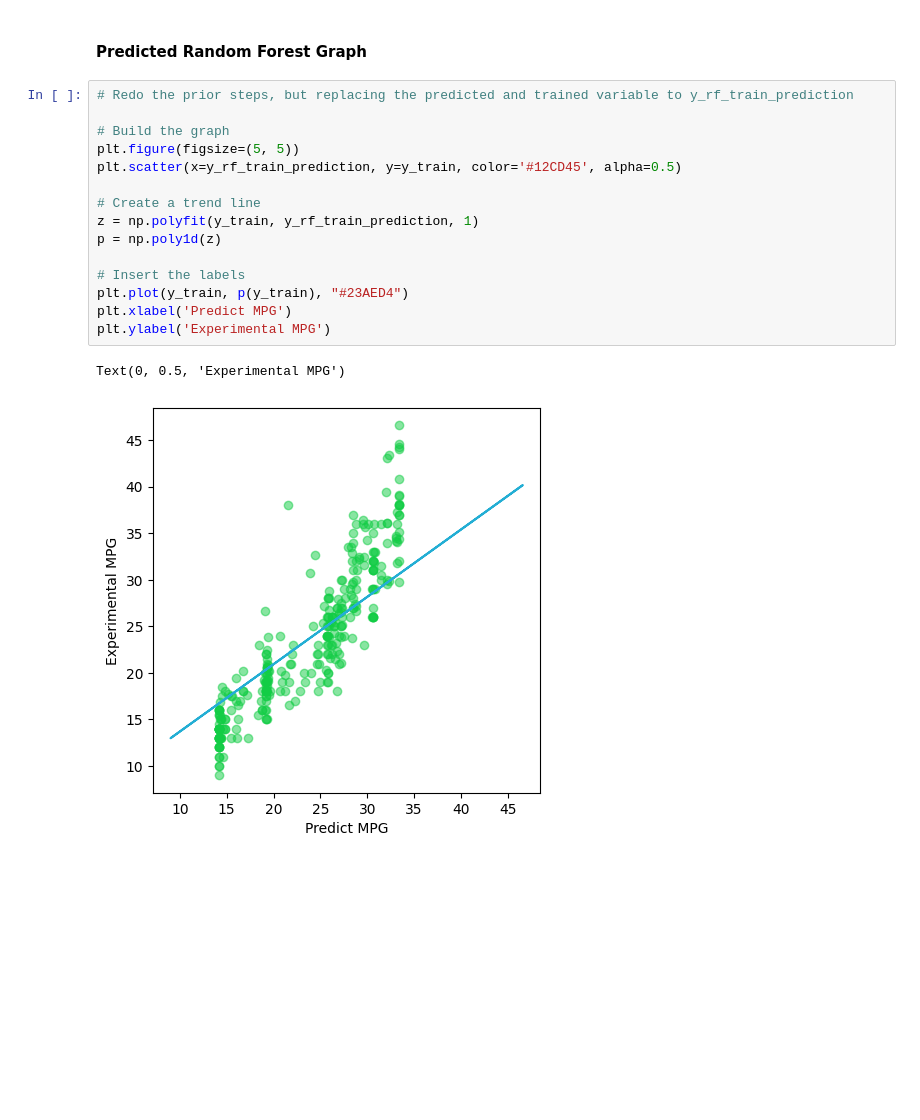
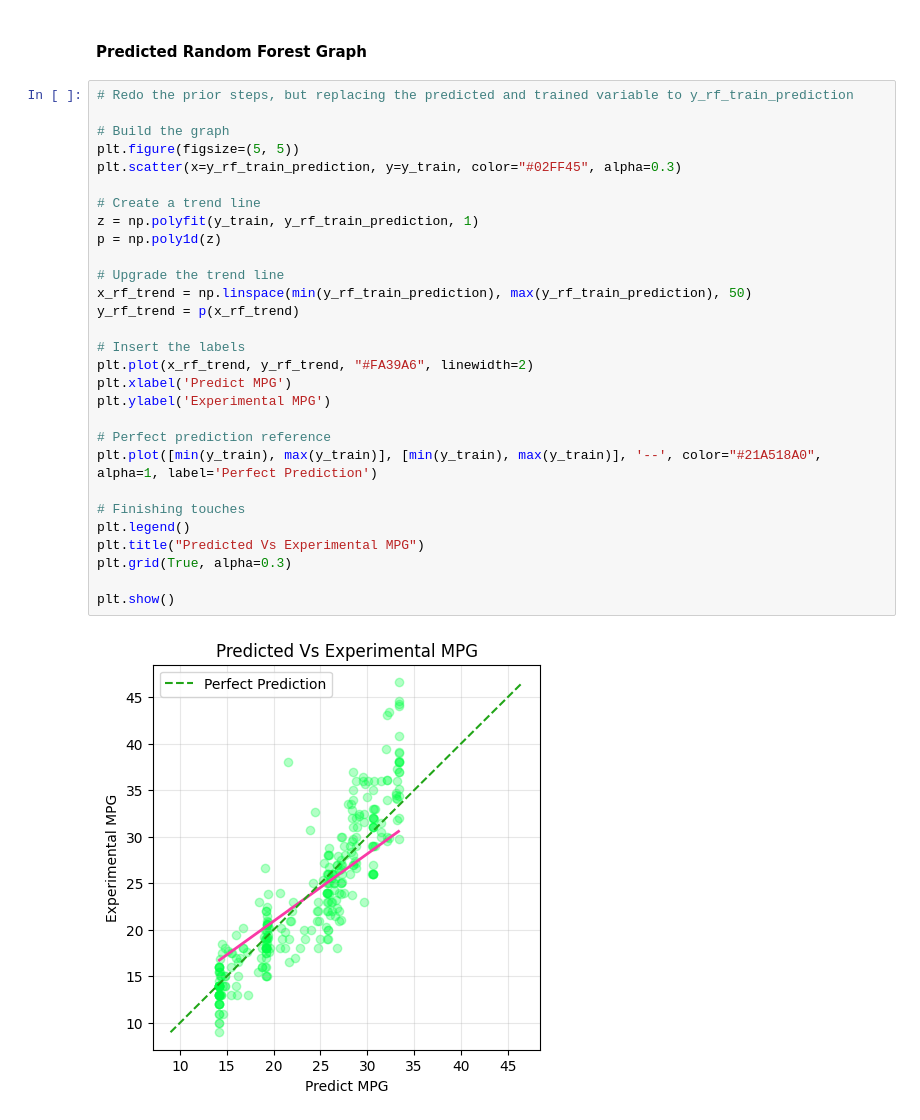
Before and after one commit to Vimtoooo/Machine-Learning-Model-to-predict-MPG-Values, a Jupyter notebook: ML_Project.ipynb, the cells around one changed output. Saved outputs shown, nothing was run; the diff lists cells and outputs as text; blank space fills up the shorter version.

Commit message:
Created the Scatter Plot diagrams

```diff
--- a/ML_Project.ipynb
+++ b/ML_Project.ipynb
@@ -367,18 +367,31 @@ plt.show()
 # %%
 # Redo the prior steps, but replacing the predicted and trained variable to y_rf_train_prediction
 
 # Build the graph
 plt.figure(figsize=(5, 5))
-plt.scatter(x=y_rf_train_prediction, y=y_train, color='#12CD45', alpha=0.5)
+plt.scatter(x=y_rf_train_prediction, y=y_train, color="#02FF45", alpha=0.3)
 
 # Create a trend line
 z = np.polyfit(y_train, y_rf_train_prediction, 1)
 p = np.poly1d(z)
 
+# Upgrade the trend line
+x_rf_trend = np.linspace(min(y_rf_train_prediction), max(y_rf_train_prediction), 50)
+y_rf_trend = p(x_rf_trend)
+
 # Insert the labels
-plt.plot(y_train, p(y_train), "#23AED4")
+plt.plot(x_rf_trend, y_rf_trend, "#FA39A6", linewidth=2)
 plt.xlabel('Predict MPG')
 plt.ylabel('Experimental MPG')
+
+# Perfect prediction reference
+plt.plot([min(y_train), max(y_train)], [min(y_train), max(y_train)], '--', color="#21A518A0", alpha=1, label='Perfect Prediction')
+
+# Finishing touches
+plt.legend()
+plt.title("Predicted Vs Experimental MPG")
+plt.grid(True, alpha=0.3)
+
+plt.show()
 # %% [output]
-Text(0, 0.5, 'Experimental MPG')
-[figure, old version]
+[figure, new version]
```
Also changed, not shown: parts of 1 cell of this notebook.
